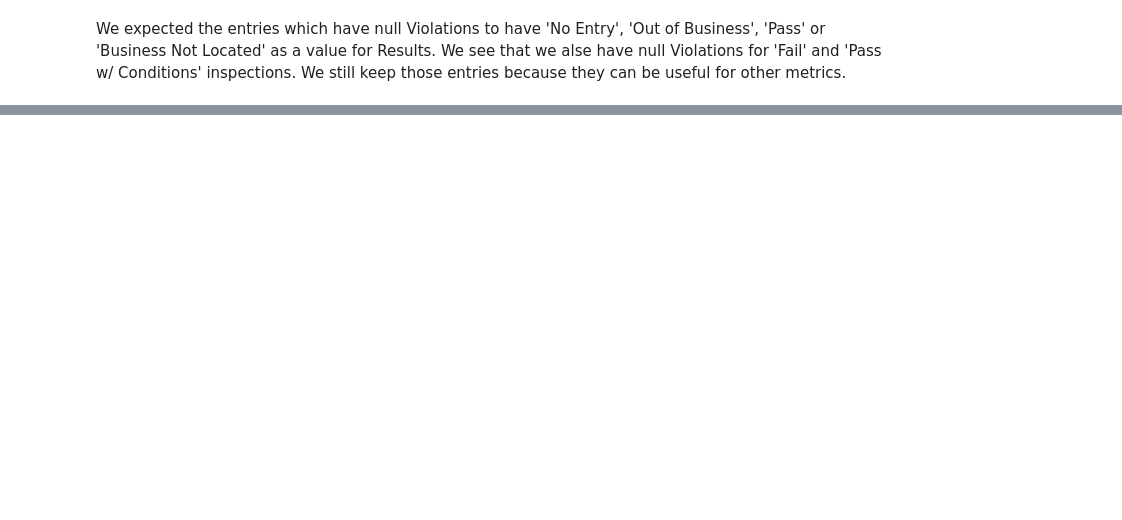
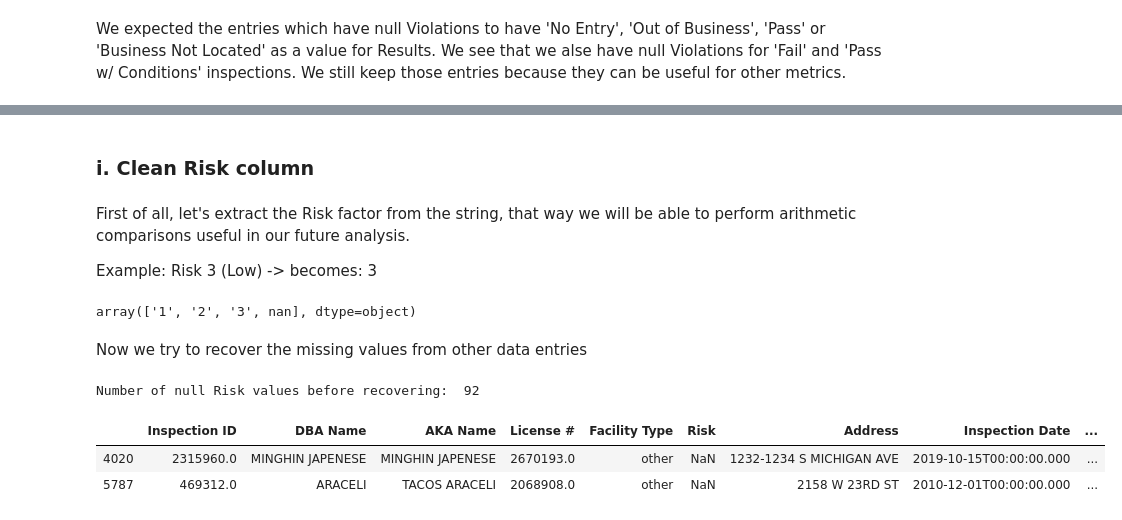
Before and after one commit to aaag97/ada-2019-project-databusters, a Jupyter notebook: Data exploration.ipynb, the cells around one changed output, grey strips where cells are left out. Saved outputs shown, nothing was run; the diff lists cells and outputs as text; code cells hidden in the pictures; blank space fills up the shorter version.

Commit message:
presque la fin du cleaning

```diff
--- a/Data exploration.ipynb
+++ b/Data exploration.ipynb
@@ -597,0 +627,31 @@ We expected the entries which have null Violations to have 'No Entry', 'Out of B
+# %%
+inspections.dropna(axis=0, subset=['Inspection Type'], inplace=True)
+# %% [markdown]
+### i. Clean Risk column
+# %% [markdown]
+First of all, let's extract the Risk factor from the string, that way we will be able to perform arithmetic comparisons useful in our future analysis.
+
+Example: Risk 3 (Low) -> becomes: 3
+# %%
+inspections['Risk'] = inspections.apply(
+    lambda row: re.findall('\d+', row['Risk']) if pd.notna(row['Risk']) else [],
+    axis=1
+)
+inspections['Risk'] = inspections.apply(
+    lambda row: row['Risk'][0] if len(row['Risk'])>0 else np.NaN,
+    axis=1
+)
+# %%
+inspections['Risk'].unique()
+# %% [output]
+array(['1', '2', '3', nan], dtype=object)
+# %% [markdown]
+Now we try to recover the missing values from other data entries
+# %%
+print("Number of null Risk values before recovering: ",len(inspections[inspections['Risk'].isnull()]))
+inspections[inspections['Risk'].isnull()].head(2)
+# %% [output]
+Number of null Risk values before recovering:  92
+|  | Inspection ID | DBA Name | AKA Name | License # | Facility Type | Risk | Address | Inspection Date | ... |
+| 4020 | 2315960.0 | MINGHIN JAPENESE | MINGHIN JAPENESE | 2670193.0 | other | NaN | 1232-1234 S MICHIGAN AVE | 2019-10-15T00:00:00.000 | ... |
+| 5787 | 469312.0 | ARACELI | TACOS ARACELI | 2068908.0 | other | NaN | 2158 W 23RD ST | 2010-12-01T00:00:00.000 | ... |
```
Also changed, not shown: parts of 25 cells of this notebook.
